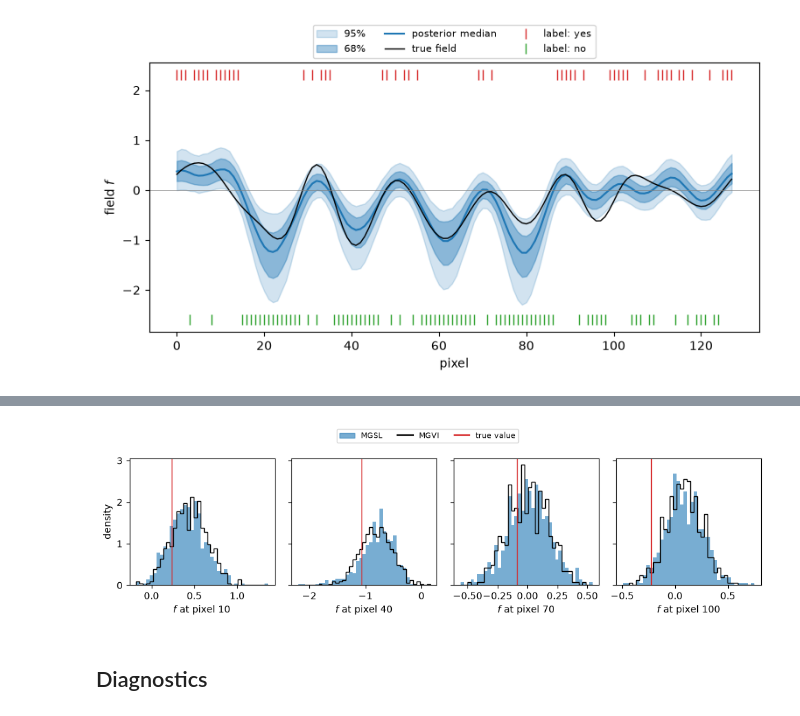
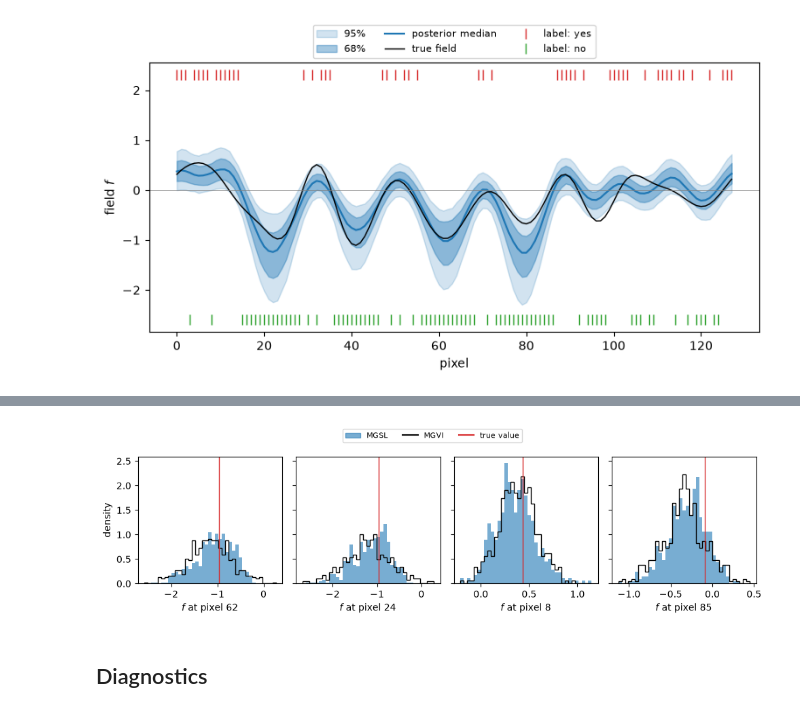
Before and after one commit to TomHilder/mgsl, a Jupyter notebook: examples/02_binary_field.ipynb, the cells around one changed output, grey strips where cells are left out. Drawn from its saved outputs; the diff is of its cells as text; code cells hidden in the pictures.

Commit message:
examples/02_binary_field: marginals at the pixels where MGSL and MGVI disagree most
Co-Authored-By: Claude Opus 5.5 <noreply@anthropic.com>

```diff
--- a/examples/02_binary_field.ipynb
+++ b/examples/02_binary_field.ipynb
@@ -155,22 +158,31 @@ the field from one side, the MGSL posterior is skewed; MGVI's is Gaussian by con
 # %%
-chosen = [10, 40, 70, 100]
+quantiles = [16, 50, 84]
+gap = np.abs(np.percentile(f_samples, quantiles, axis=0) - np.percentile(f_mgvi, quantiles, axis=0))
+disagreement = gap.sum(axis=0) / f_mgvi.std(axis=0)
+
+chosen = []
+for i in np.argsort(disagreement)[::-1]:  # most disagreeing first
+    if all(abs(i - j) > 10 for j in chosen):
+        chosen.append(i)
+    if len(chosen) == 4:
+        break
 fig, axes = plt.subplots(1, len(chosen), figsize=(10, 2.6), sharey=True)
 for ax, i in zip(axes, chosen):
     bins = np.linspace(min(f_samples[:, i].min(), f_mgvi[:, i].min()),
                        max(f_samples[:, i].max(), f_mgvi[:, i].max()), 40)
     ax.hist(f_samples[:, i], bins=bins, density=True, color="C0", alpha=0.6)
     ax.hist(f_mgvi[:, i], bins=bins, density=True, histtype="step", color="k", lw=1)
     ax.axvline(f_true[i], color="C3", lw=1)
     ax.set_xlabel(f"$f$ at pixel {i}")
 axes[0].set_ylabel("density")
 axes[0].fill_between([], [], color="C0", alpha=0.6, label="MGSL")
 axes[0].plot([], [], color="k", label="MGVI")
 axes[0].plot([], [], color="C3", label="true value")
 fig.legend(loc="lower center", bbox_to_anchor=(0.5, 1.0), ncol=3, fontsize=8)
 fig.tight_layout()
 plt.show()
 # %% [output]
-[figure, old version]
+[figure, new version]
 # %% [markdown]
 ## Diagnostics
 # %%
```
Also changed, not shown: parts of 3 cells of this notebook.
